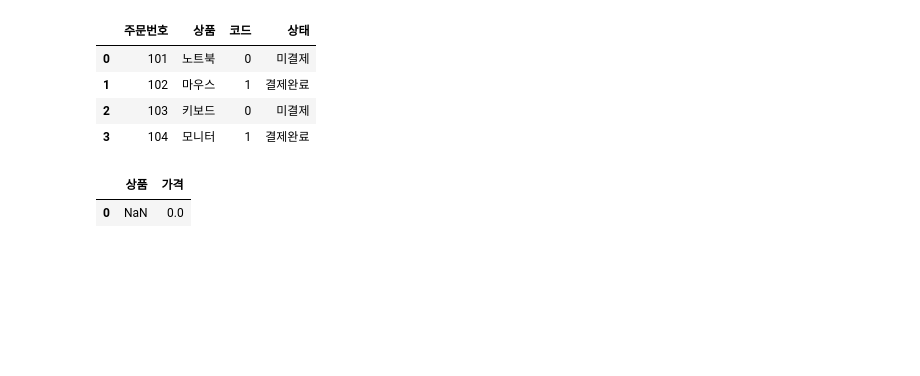
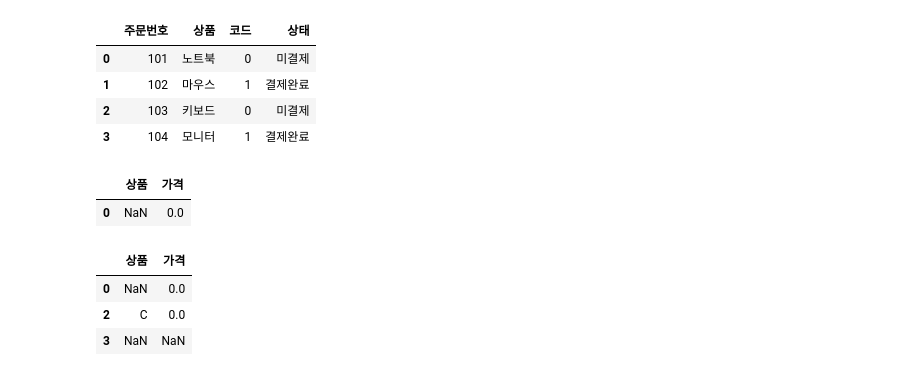
Before and after one commit to HY-BME/bme_test_files, a Jupyter notebook: DataClass_0326.ipynb, the cells around one changed output. Cells and saved outputs as stored; diff of their text form; code cells hidden in the pictures; blank space fills up the shorter version.

```diff
--- a/DataClass_0326.ipynb
+++ b/DataClass_0326.ipynb
@@ -127,19 +127,25 @@ display(df)
 # %%
 from pandas.core.frame import DataFrame
 df = pd.DataFrame({
     '상품': ['A', 'B', 'C'],
      '가격': [0, 130, 0]
     })
 
 df.loc[0, '상품'] = np.nan
 df.loc[3, '상품'] = np.nan
 
-df = df[(df['가격'] == 0) & (df['상품'].isna())]
+df_and = df[(df['가격'] == 0) & (df['상품'].isna())]
+display(df_and)
 
-display(df)
+df_or = df[(df['가격'] == 0) | (df['상품'].isna())]
+display(df_or)
 # %% [output]
 |  | 상품 | 가격 |
 | 0 | NaN | 0.0 |
+|  | 상품 | 가격 |
+| 0 | NaN | 0.0 |
+| 2 | C | 0.0 |
+| 3 | NaN | NaN |
 # %%
 #공공데이터 포털 로그인 데이터 활용 신청 개인 API 인증키 받기 - 추가실습 진행
 import requests
```
